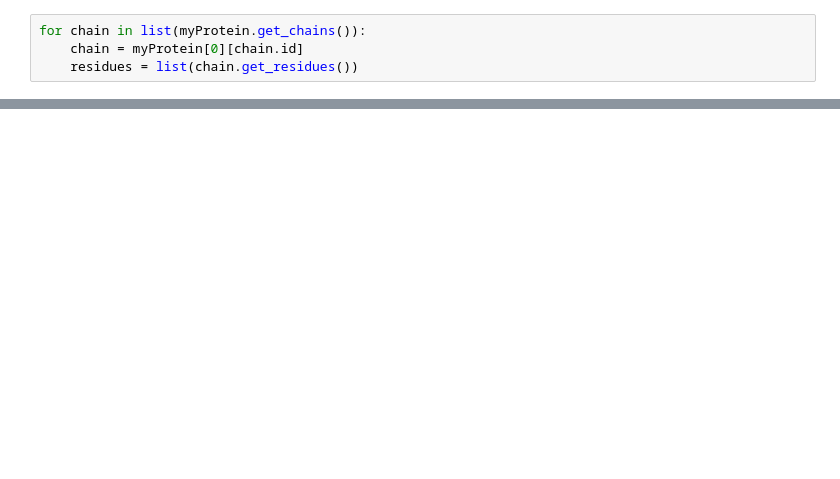
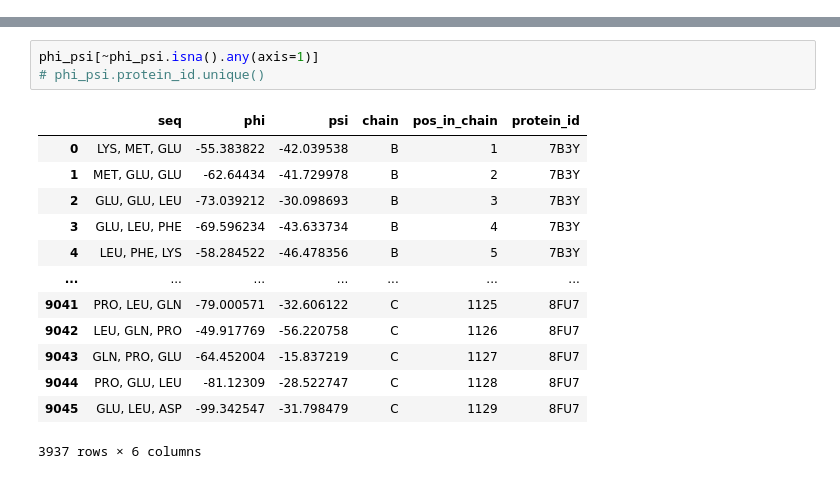
Before and after one commit to Musa-Azeem/protein-dihedral-visualization, a Jupyter notebook: prototype.ipynb, the cells around one changed output, grey strips where cells are left out. Drawn from its saved outputs; the diff is of its cells as text; blank space fills up the shorter version.

```diff
--- a/prototype.ipynb
+++ b/prototype.ipynb
@@ -26,4 +6,0 @@ Record id 6DWB:d, chain d
-# %%
-for chain in list(myProtein.get_chains()):
-    chain = myProtein[0][chain.id]
-    residues = list(chain.get_residues())
@@ -92,0 +101,17 @@ plt.show()
+# %%
+phi_psi[~phi_psi.isna().any(axis=1)]
+# phi_psi.protein_id.unique()
+# %% [output]
+|  | seq | phi | psi | chain | pos_in_chain | protein_id |
+| 0 | LYS, MET, GLU | -55.383822 | -42.039538 | B | 1 | 7B3Y |
+| 1 | MET, GLU, GLU | -62.64434 | -41.729978 | B | 2 | 7B3Y |
+| 2 | GLU, GLU, LEU | -73.039212 | -30.098693 | B | 3 | 7B3Y |
+| 3 | GLU, LEU, PHE | -69.596234 | -43.633734 | B | 4 | 7B3Y |
+| 4 | LEU, PHE, LYS | -58.284522 | -46.478356 | B | 5 | 7B3Y |
+| ... | ... | ... | ... | ... | ... | ... |
+| 9041 | PRO, LEU, GLN | -79.000571 | -32.606122 | C | 1125 | 8FU7 |
+| 9042 | LEU, GLN, PRO | -49.917769 | -56.220758 | C | 1126 | 8FU7 |
+| 9043 | GLN, PRO, GLU | -64.452004 | -15.837219 | C | 1127 | 8FU7 |
+| 9044 | PRO, GLU, LEU | -81.12309 | -28.522747 | C | 1128 | 8FU7 |
+| 9045 | GLU, LEU, ASP | -99.342547 | -31.798479 | C | 1129 | 8FU7 |
+3937 rows × 6 columns
```
Also changed, not shown: parts of 6 cells of this notebook, 1 other file.
